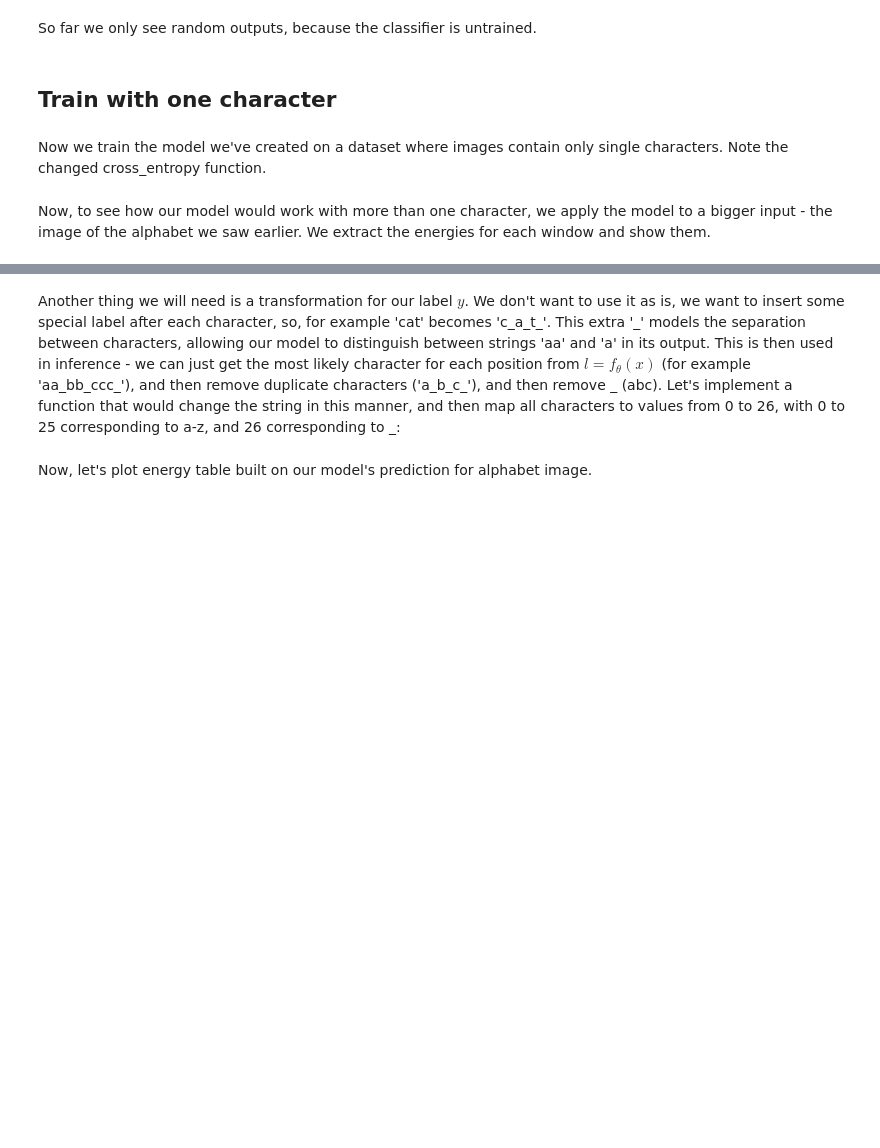
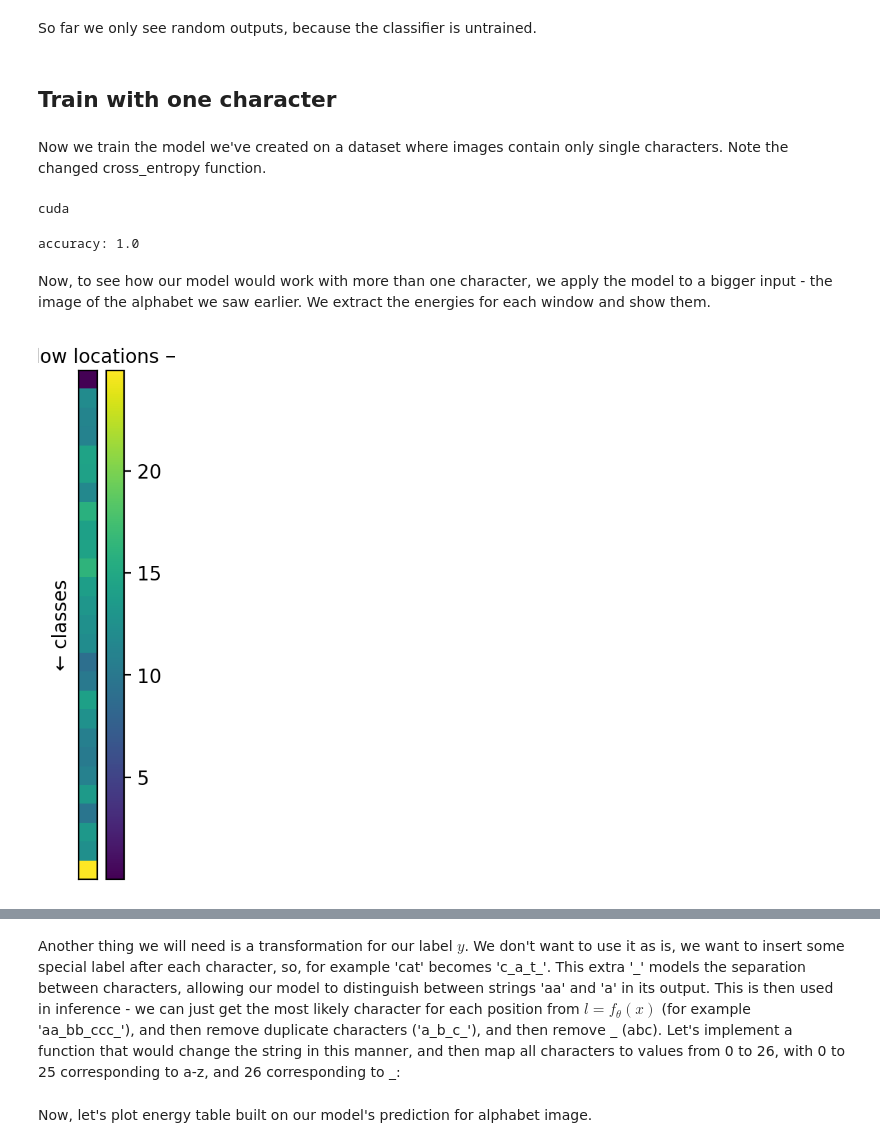
Before and after one commit to hoangpham95/CSCI-GA-2572-Deep-Learning, a Jupyter notebook: hw4/hw4_impl.ipynb, the cells around one changed output, grey strips where cells are left out. Saved outputs shown, nothing was run; the diff lists cells and outputs as text; code cells hidden in the pictures; blank space fills up the shorter version.

```diff
--- a/hw4/hw4_impl.ipynb
+++ b/hw4/hw4_impl.ipynb
@@ -168,3 +243,44 @@ def train_model(model, epochs, dataloader, criterion, optimizer):
+# %%
+device = torch.device("cuda" if torch.cuda.is_available() else "cpu")
+print(device)
+
+def train_model(model, epochs, dataloader, criterion, optimizer):
+  progress = tqdm(range(epochs))
+  losses, accuracies = [], []
+
+  for i in progress:
+    total_loss = 0.0
+    total_correct = 0.0
+    size = 0
+
+    model.train()
+
+    for batch in tqdm(dataloader):
+      size += batch[0].shape[0]
+      data, target = batch[0].unsqueeze(1).float(), batch[1]
+      data, target = data.cuda(), target.cuda()
+
+      output = model(data)[:, 0, :]
+      loss = criterion(output, target)
+
+      optimizer.zero_grad()
+      loss.backward()
+      optimizer.step()
+
+      y_pred = torch.argmin(output, dim=1)
+      correct = (y_pred == target).sum()
+
+      total_loss += loss.item()
+      total_correct += correct.item()
+
+    # Training stats
+    l = total_loss/size
+    acc = total_correct/size
+    losses.append(l)
+    accuracies.append(acc)
+    progress.set_postfix({'loss': l, 'acc': acc})
+# %% [output]
+cuda
 # %%
 from tqdm.notebook import tqdm
 import torch.optim as optim
@@ -192,22 +308,30 @@ sds = SimpleWordsDataset(1, len=1000, jitter=True, noise=False)
 dataloader = torch.utils.data.DataLoader(sds, batch_size=16, num_workers=0, collate_fn=simple_collate_fn)
 
 model.cuda()
-# TODO: initialize optimizer, train the model on the one-character dataset
+optimizer = torch.optim.Adam(model.parameters(), lr=1e-3)
+train_model(model, 10, dataloader, cross_entropy, optimizer)
 # %%
 def get_accuracy(model, dataset):
     cnt = 0
     for i, l in dataset:
-        energies = model(i.unsqueeze(0).unsqueeze(0).cuda())[0, 0]
+        energies = model(i.unsqueeze(0).unsqueeze(0).to(device))[0, 0]
         x = energies.argmin(dim=-1)
         cnt += int(x == (ord(l[0]) - ord('a')))
-    return cnt / len(dataset)
+    return cnt * 1.0 / len(dataset)
 
 tds = SimpleWordsDataset(1, len=100)
 accuracy = get_accuracy(model, tds)
 print(f'accuracy: {accuracy}')
 assert accuracy == 1.0, 'Your model doesn\'t achieve near perfect accuracy for 1 character'
+# %% [output]
+accuracy: 1.0
 # %% [markdown]
 Now, to see how our model would work with more than one character, we apply the model to a bigger input - the image of the alphabet we saw earlier. We extract the energies for each window and show them.
+# %%
+text_after_training = model(single_char.to(device).view(1, 1, *single_char.shape))
+plot_energies(text_after_training[0].detach())
+# %% [output]
+[figure, added]
 # %%
 alphabet_energies_post_train = model(alphabet.cuda().view(1, 1, *alphabet.shape))
 plot_energies(alphabet_energies_post_train[0].detach())
```
Also changed, not shown: parts of 43 cells of this notebook, 1 other file.
